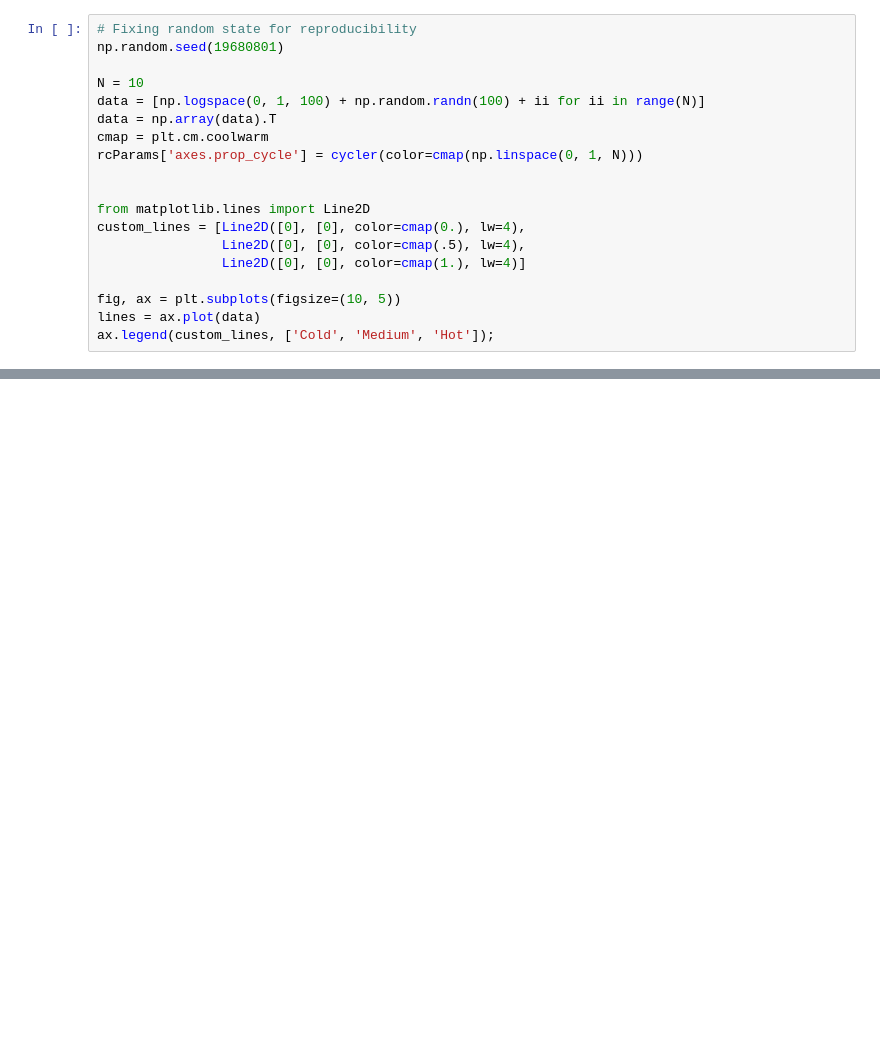
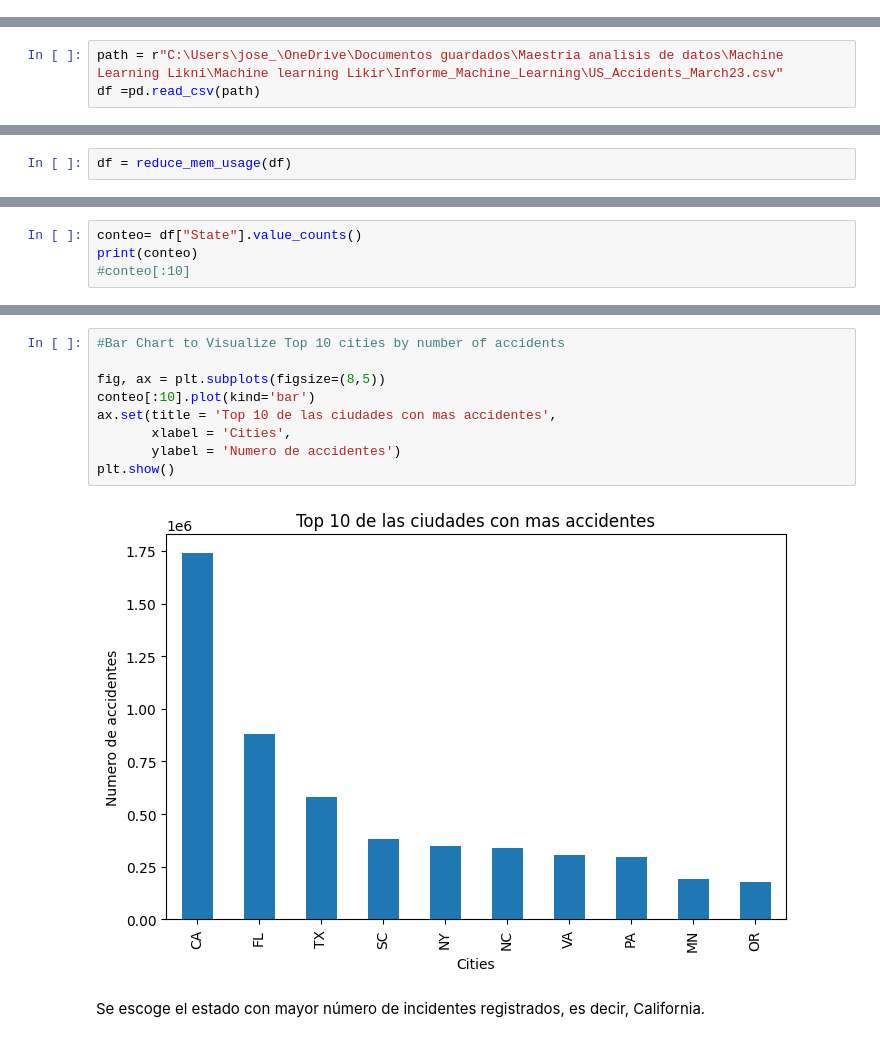
Before and after one commit to Joseluis153/jbook_ml202510, a Jupyter notebook: _sources/notebooks.ipynb, the cells around one changed output, grey strips where cells are left out. Cells and saved outputs as stored; diff of their text form; blank space fills up the shorter version.

```diff
--- a/_sources/notebooks.ipynb
+++ b/_sources/notebooks.ipynb
@@ -47,19 +0,0 @@ plt.ion()
-# %%
-# Fixing random state for reproducibility
-np.random.seed(19680801)
-
-N = 10
-data = [np.logspace(0, 1, 100) + np.random.randn(100) + ii for ii in range(N)]
-data = np.array(data).T
-cmap = plt.cm.coolwarm
-rcParams['axes.prop_cycle'] = cycler(color=cmap(np.linspace(0, 1, N)))
-
-
-from matplotlib.lines import Line2D
-custom_lines = [Line2D([0], [0], color=cmap(0.), lw=4),
-                Line2D([0], [0], color=cmap(.5), lw=4),
-                Line2D([0], [0], color=cmap(1.), lw=4)]
-
-fig, ax = plt.subplots(figsize=(10, 5))
-lines = ax.plot(data)
-ax.legend(custom_lines, ['Cold', 'Medium', 'Hot']);
@@ -100,0 +132,3 @@ Dispositivos disponibles: [PhysicalDevice(name='/physical_device:GPU:0', device_
+# %%
+path = r"C:\Users\jose_\OneDrive\Documentos guardados\Maestria analisis de datos\Machine Learning Likni\Machine learning Likir\Informe_Machine_Learning\US_Accidents_March23.csv"
+df =pd.read_csv(path)
@@ -100,0 +197,2 @@ Dispositivos disponibles: [PhysicalDevice(name='/physical_device:GPU:0', device_
+# %%
+df = reduce_mem_usage(df)
@@ -100,0 +203,4 @@ Dispositivos disponibles: [PhysicalDevice(name='/physical_device:GPU:0', device_
+# %%
+conteo= df["State"].value_counts()
+print(conteo)
+#conteo[:10]
@@ -100,0 +225,13 @@ Dispositivos disponibles: [PhysicalDevice(name='/physical_device:GPU:0', device_
+# %%
+#Bar Chart to Visualize Top 10 cities by number of accidents
+
+fig, ax = plt.subplots(figsize=(8,5))
+conteo[:10].plot(kind='bar')
+ax.set(title = 'Top 10 de las ciudades con mas accidentes',
+       xlabel = 'Cities',
+       ylabel = 'Numero de accidentes')
+plt.show()
+# %% [output]
+[figure, added]
+# %% [markdown]
+Se escoge el estado con mayor número de incidentes registrados, es decir, California.
```
Also changed, not shown: parts of 68 cells of this notebook, 7 other files.
